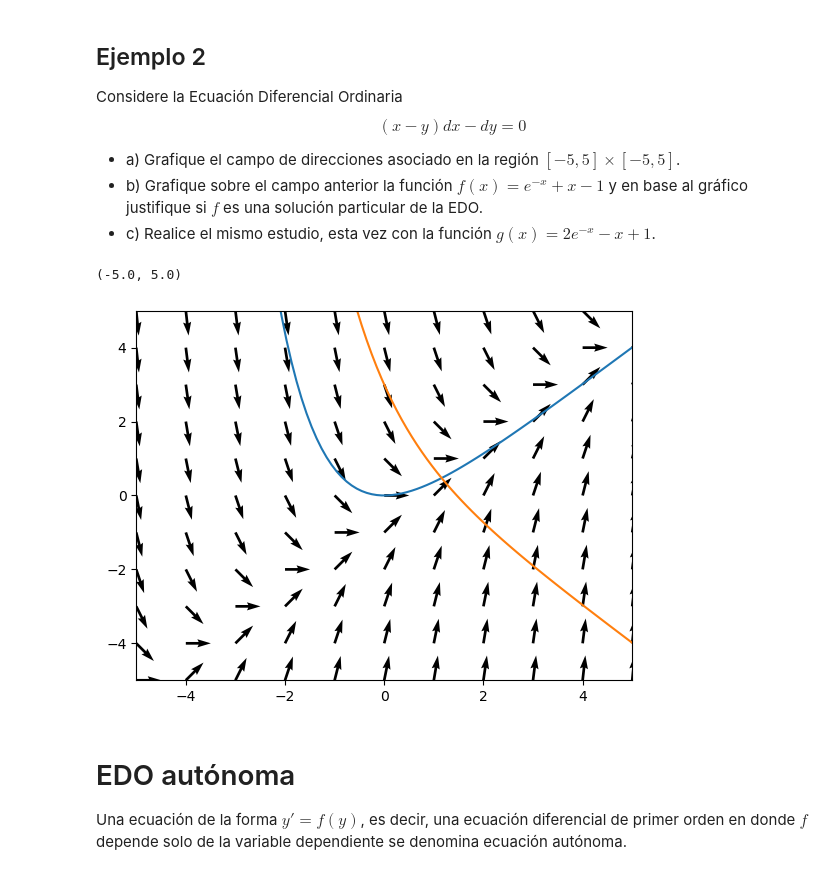
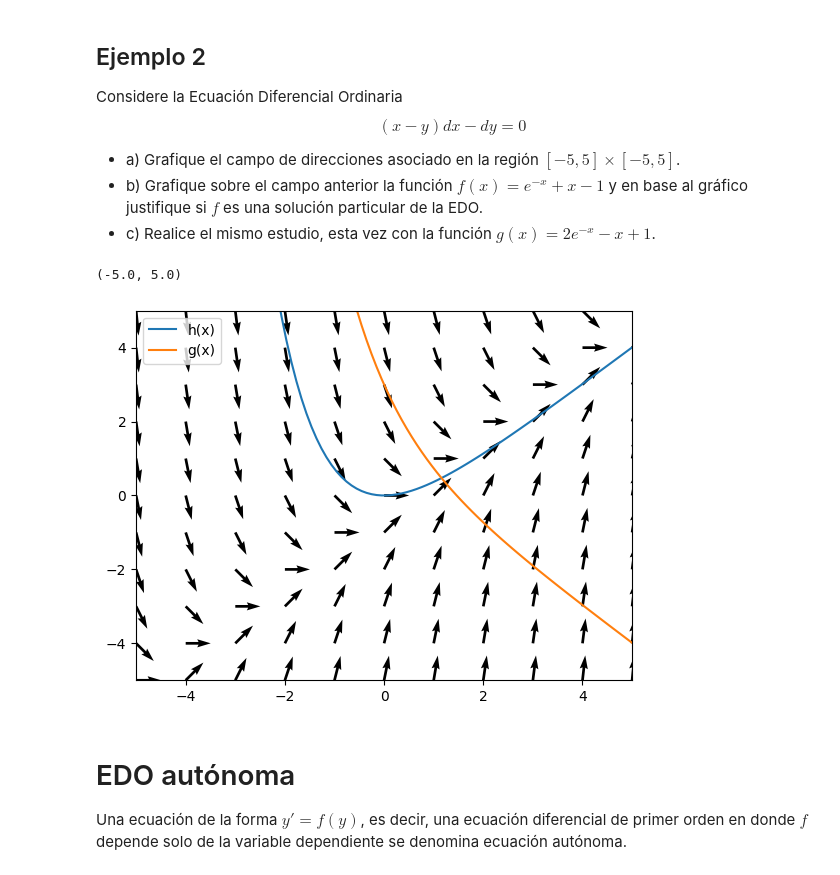
Before and after one commit to DiegoEsteban45/EDO, a Jupyter notebook: Clase 01(revisada) Campos de Direcciones.ipynb, the cells around one changed output. Saved outputs shown, nothing was run; the diff lists cells and outputs as text; code cells hidden in the pictures.

```diff
--- a/Clase 01(revisada) Campos de Direcciones.ipynb
+++ b/Clase 01(revisada) Campos de Direcciones.ipynb
@@ -84,29 +84,32 @@ $$(x - y)dx - dy = 0$$
 # %%
 X,Y=np.meshgrid(np.linspace(-5,5,11), np.linspace(-5,5,11))
 
 U = 1
 V = X-Y
 
 N = np.sqrt(U ** 2 + V ** 2) #Normalizamos los vectores
 U = U / N
 V = V / N
 
 plt.quiver(X, Y, U, V) #graficamos los vectores con origen en (x,y) y término (u,v)
 
 x=np.linspace(-5,5,100)
 
-f=np.exp(-x)+x-1
+def f(x): return np.exp(-x)+x-1
+f=f(x)
+plt.plot(x,f, label='h(x)')
 
-g=2*np.exp(-x)-x+1
+def g(x): return 2*np.exp(-x)-x+1
+g=g(x)
+plt.plot(x,g, label='g(x)')
 
-plt.plot(x,f)
-plt.plot(x,g)
+plt.legend()
 
 plt.xlim([-5,5])
 plt.ylim([-5,5])
 # %% [output]
 (-5.0, 5.0)
-[figure, old version]
+[figure, new version]
 # %% [markdown]
 # EDO autónoma
 
```
